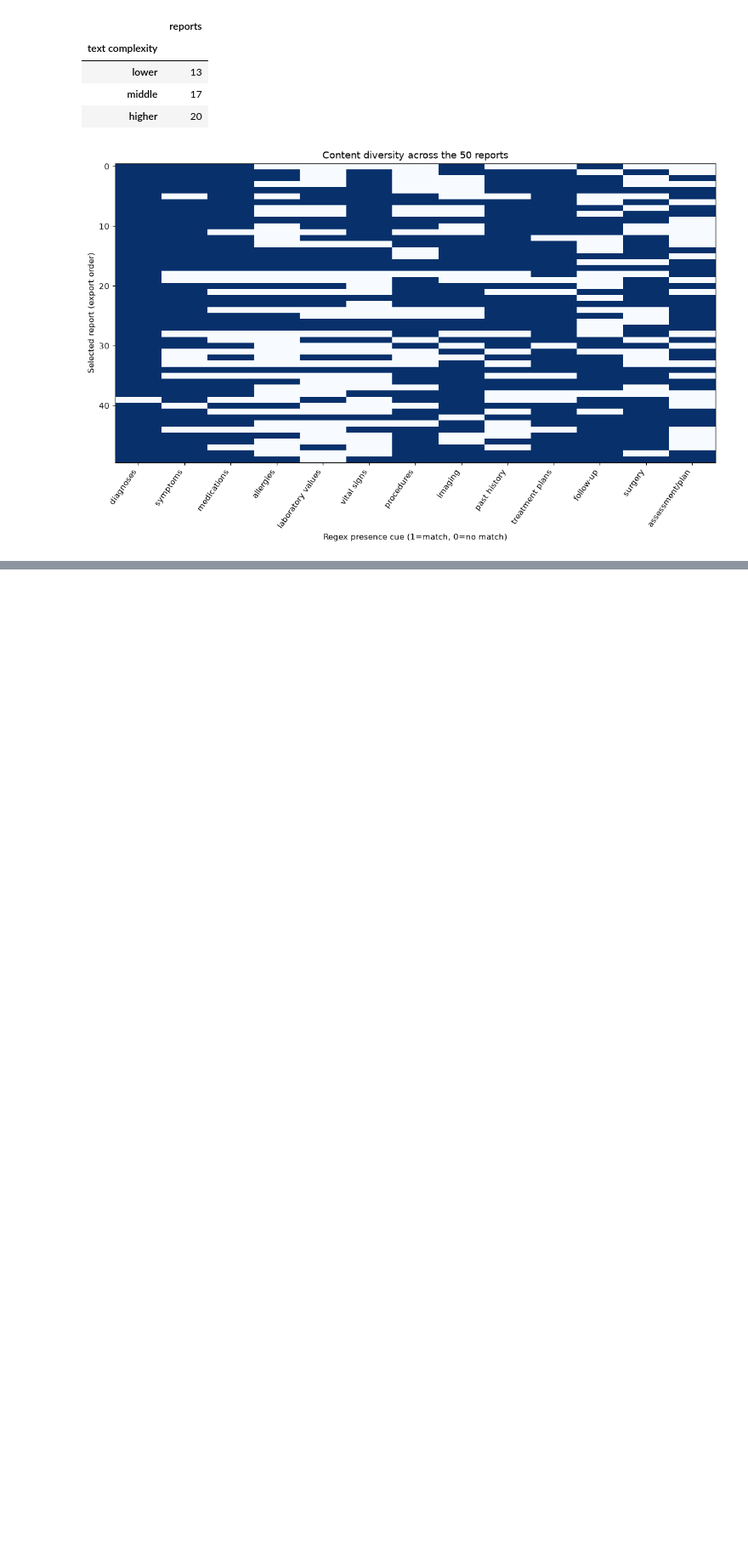
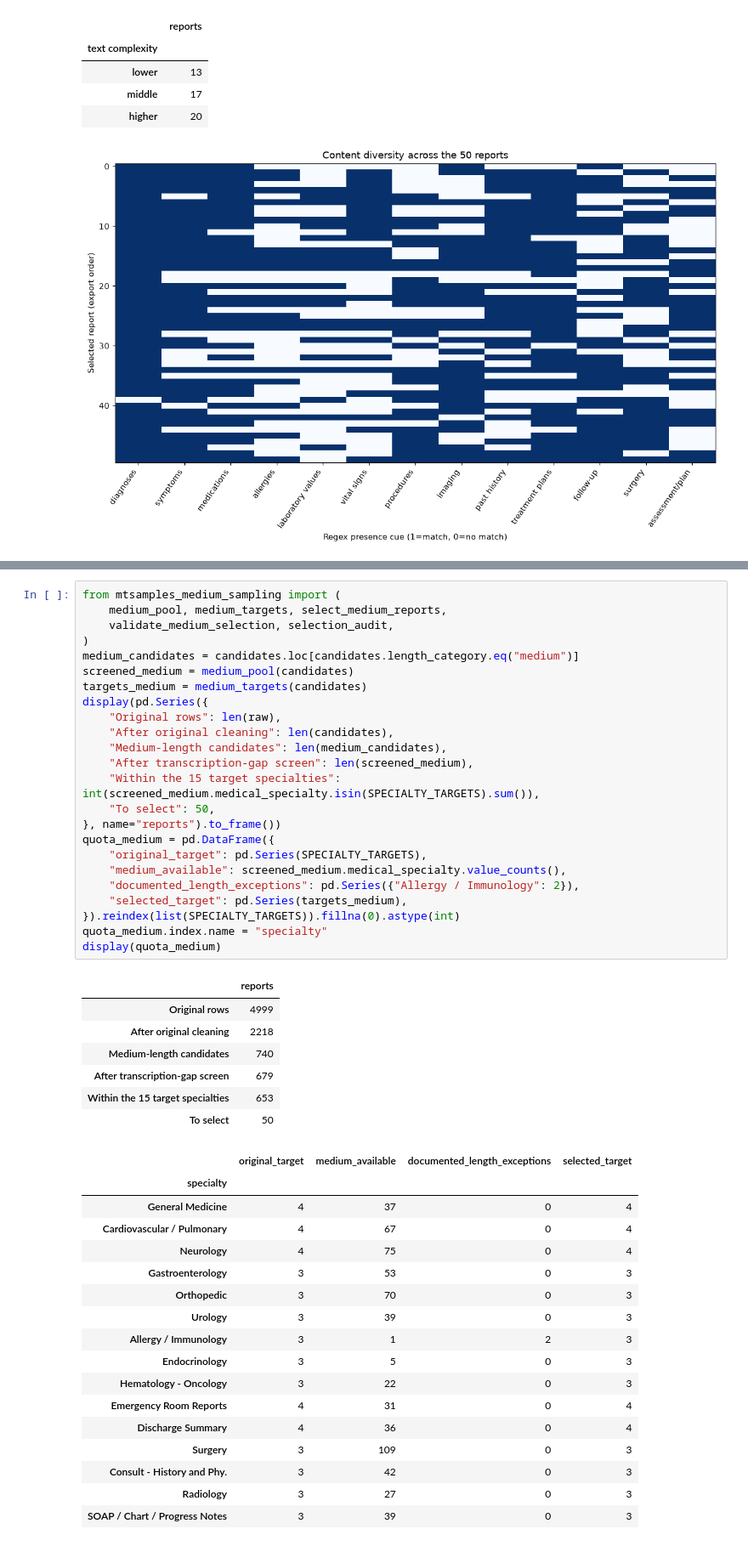
Before and after one commit to Break-Through-Tech/Google-2F-faithfulmed-a-multi-agent-system-for-faithful-patient-friendly-medical-explanations, a Jupyter notebook: EDAs/mtsamples_eda.ipynb, the cells around one changed output, grey strips where cells are left out. Shown at 85% size. Drawn from its saved outputs; the diff is of its cells as text; blank space fills up the shorter version.

```diff
--- a/EDAs/mtsamples_eda.ipynb
+++ b/EDAs/mtsamples_eda.ipynb
@@ -504,0 +505,49 @@ No original source file was changed. No model generation or annotation was perfo
+# %%
+from mtsamples_medium_sampling import (
+    medium_pool, medium_targets, select_medium_reports,
+    validate_medium_selection, selection_audit,
+)
+medium_candidates = candidates.loc[candidates.length_category.eq("medium")]
+screened_medium = medium_pool(candidates)
+targets_medium = medium_targets(candidates)
+display(pd.Series({
+    "Original rows": len(raw),
+    "After original cleaning": len(candidates),
+    "Medium-length candidates": len(medium_candidates),
+    "After transcription-gap screen": len(screened_medium),
+    "Within the 15 target specialties": int(screened_medium.medical_specialty.isin(SPECIALTY_TARGETS).sum()),
+    "To select": 50,
+}, name="reports").to_frame())
+quota_medium = pd.DataFrame({
+    "original_target": pd.Series(SPECIALTY_TARGETS),
+    "medium_available": screened_medium.medical_specialty.value_counts(),
+    "documented_length_exceptions": pd.Series({"Allergy / Immunology": 2}),
+    "selected_target": pd.Series(targets_medium),
+}).reindex(list(SPECIALTY_TARGETS)).fillna(0).astype(int)
+quota_medium.index.name = "specialty"
+display(quota_medium)
+# %% [output]
+|  | reports |
+| Original rows | 4999 |
+| After original cleaning | 2218 |
+| Medium-length candidates | 740 |
+| After transcription-gap screen | 679 |
+| Within the 15 target specialties | 653 |
+| To select | 50 |
+|  | original_target | medium_available | documented_length_exceptions | selected_target |
+| specialty |  |  |  |  |
+| General Medicine | 4 | 37 | 0 | 4 |
+| Cardiovascular / Pulmonary | 4 | 67 | 0 | 4 |
+| Neurology | 4 | 75 | 0 | 4 |
+| Gastroenterology | 3 | 53 | 0 | 3 |
+| Orthopedic | 3 | 70 | 0 | 3 |
+| Urology | 3 | 39 | 0 | 3 |
+| Allergy / Immunology | 3 | 1 | 2 | 3 |
+| Endocrinology | 3 | 5 | 0 | 3 |
+| Hematology - Oncology | 3 | 22 | 0 | 3 |
+| Emergency Room Reports | 4 | 31 | 0 | 4 |
+| Discharge Summary | 4 | 36 | 0 | 4 |
+| Surgery | 3 | 109 | 0 | 3 |
+| Consult - History and Phy. | 3 | 42 | 0 | 3 |
+| Radiology | 3 | 27 | 0 | 3 |
+| SOAP / Chart / Progress Notes | 3 | 39 | 0 | 3 |
```
Also changed, not shown: parts of 17 cells of this notebook, 7 other files.
